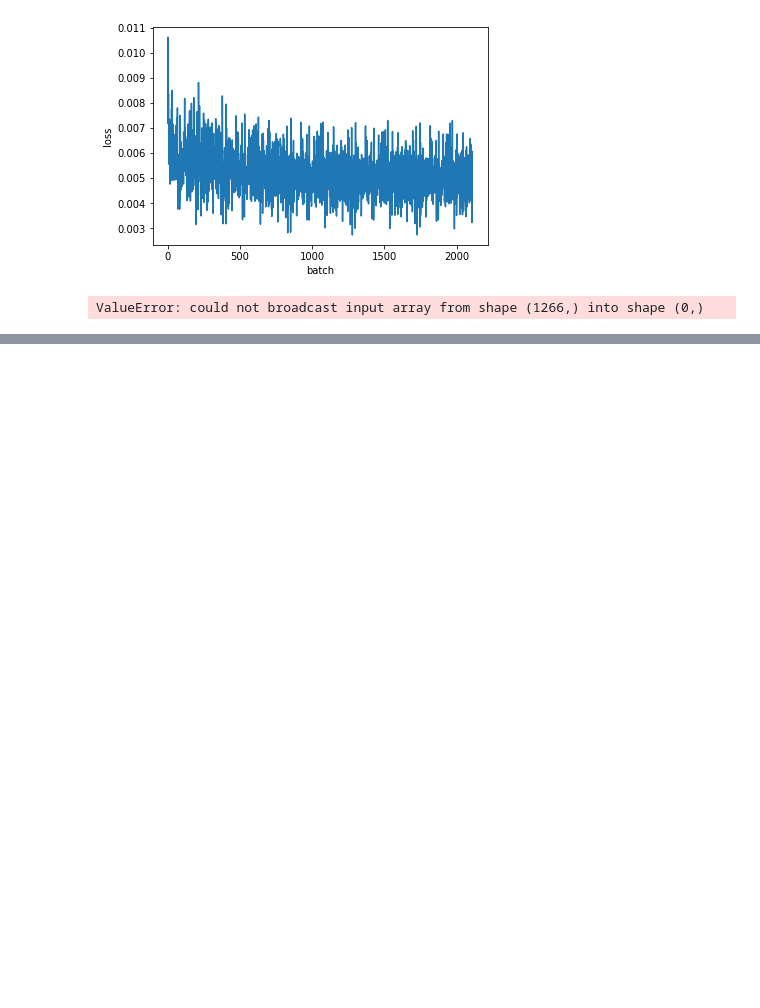
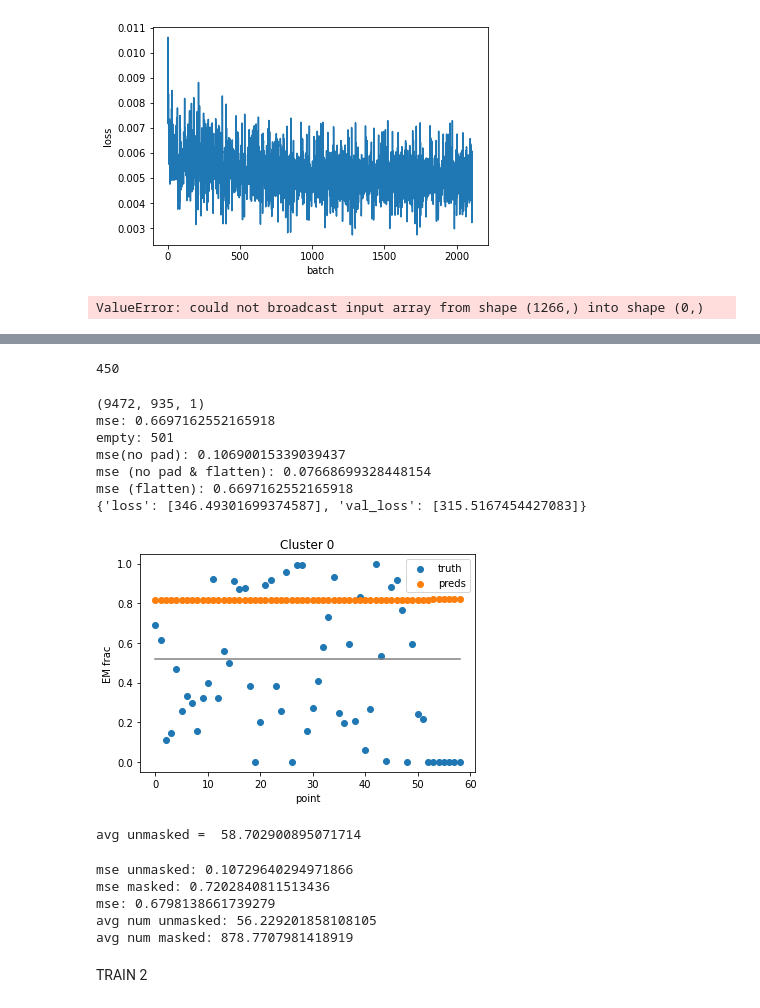
Before and after one commit to markojovo/JetPointNet, a Jupyter notebook: nbs/training_analysis.ipynb, the cells around one changed output, grey strips where cells are left out. Cells and saved outputs as stored; diff of their text form; code cells hidden in the pictures; blank space fills up the shorter version.

```diff
--- a/nbs/analysis.ipynb
+++ b/nbs/training_analysis.ipynb
@@ -528,0 +642,76 @@ ValueError: could not broadcast input array from shape (1266,) into shape (0,)
+# %%
+# how many of the clusters are empty?
+cut_zeros = (labels == 0)
+labels[~cut_zeros] = 1
+
+
+print(np.count_nonzero(np.sum(labels, axis=1) == 0)) # in 9000 clusters ~ 450 are empty AH
+# %% [output]
+450
+# %%
+dir = "/fast_scratch_1/jbohm/train_testing_data/pointnet_train_1/gamma_1_tr_1_tst_1_val_1_epoch_BN_cartesian_test_loss/"
+labels = np.load(dir + "tests/labels_5_files.npy")
+preds = np.load(dir + "tests/preds_5_files_0.npy")
+
+print(labels.shape)
+print("mse:", mse_batch(labels, preds))
+print("mse(no pad):", mse_batch_no_pad(preds, labels))
+print("mse (no pad & flatten):", np.mean(np.square(preds[labels!=0] - labels[labels!=0]), axis=None))
+print("mse (flatten):", np.mean(np.square(preds - labels), axis=None))
+history = get_history("gamma_1_tr_1_tst_1_val_1_epoch_BN_cartesian_test_loss/history_epochs_0_to_1.npz")
+print(history["history"])
+plot_clus_pred_acc(0, preds, labels)
+# %% [output]
+(9472, 935, 1)
+mse: 0.6697162552165918
+empty: 501
+mse(no pad): 0.10690015339039437
+mse (no pad & flatten): 0.07668699328448154
+mse (flatten): 0.6697162552165918
+{'loss': [346.49301699374587], 'val_loss': [315.5167454427083]}
+[figure, added]
+# %%
+sum_num_unmasked = 0
+count = 0
+for i, clus_labels in enumerate(labels):
+    cut_padding = (clus_labels != 0)
+    sum_num_unmasked += len(clus_labels[cut_padding] != 0)
+    count += 1
+print("avg unmasked = ", sum_num_unmasked/(count - 455)) # 455 empty clusters
+# %% [output]
+avg unmasked =  58.702900895071714
+# %%
+sum_unmasked = 0
+sum_masked = 0
+count_unmasked = 0
+count_masked = 0
+sum_all = 0
+count = 0
+
+for clus_idx, clus_labels in enumerate(labels):
+    cut_padding = (clus_labels != 0)
+    if(len(clus_labels[cut_padding]) != 0):
+        count_unmasked += len(clus_labels[cut_padding])
+        sum_unmasked += np.mean(np.square(clus_labels[cut_padding] - preds[clus_idx][cut_padding]))
+    if(len(clus_labels[~cut_padding]) != 0):
+        sum_masked += np.mean(np.square(clus_labels[~cut_padding] - preds[clus_idx][~cut_padding]))
+        count_masked += len(clus_labels[~cut_padding])
+    if(len(clus_labels) != 0):
+        sum_all += np.mean(np.square(clus_labels - preds[clus_idx]))
+    if(len(clus_labels) == 0):
+        print("empty", clus_labels)
+    count += 1
+
+print("mse unmasked:", sum_unmasked/count)
+print("mse masked:", sum_masked/count)
+print("mse:", sum_all/count)
+print("avg num unmasked:", count_unmasked/count)
+print("avg num masked:", count_masked/count)
+# %% [output]
+mse unmasked: 0.10729640294971866
+mse masked: 0.7202840811513436
+mse: 0.6798138661739279
+avg num unmasked: 56.229201858108105
+avg num masked: 878.7707981418919
+# %% [markdown]
+TRAIN 2
```
Also changed, not shown: parts of 27 cells of this notebook, 8 other files.
